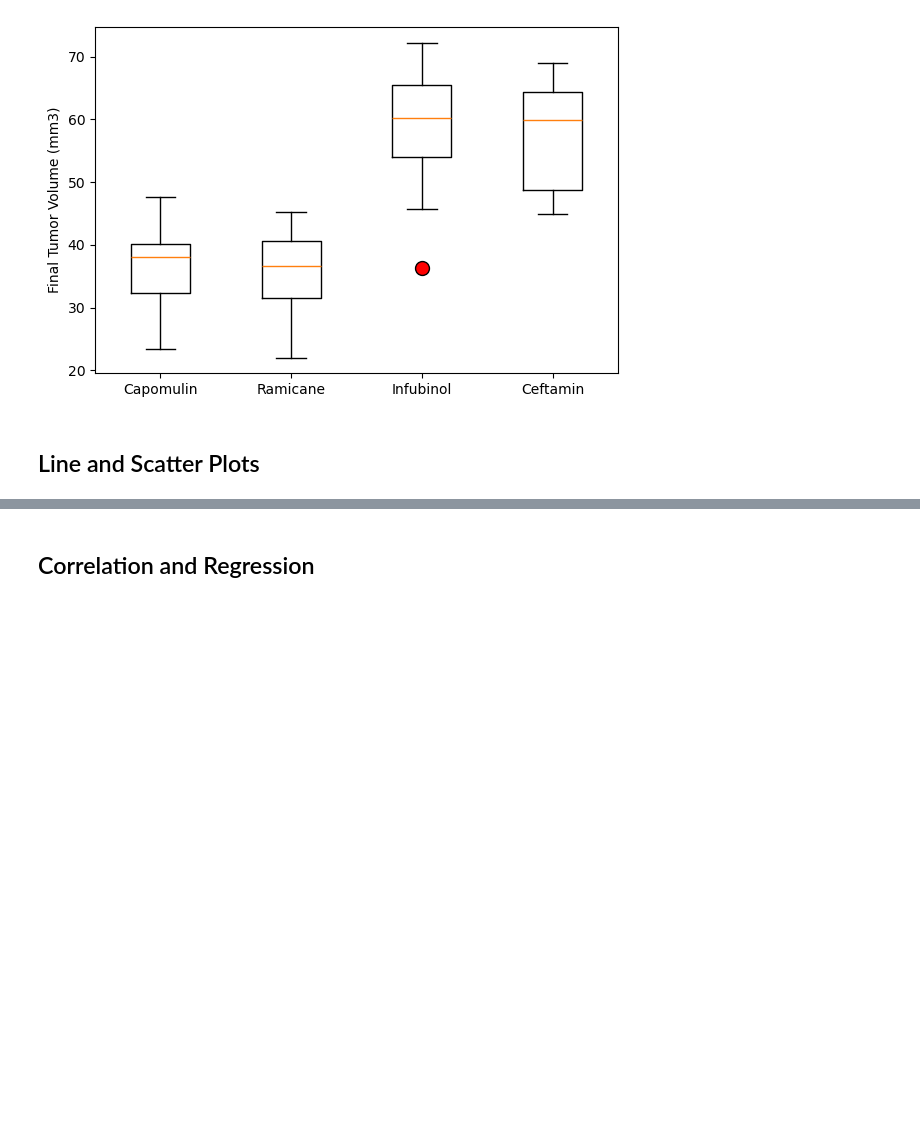
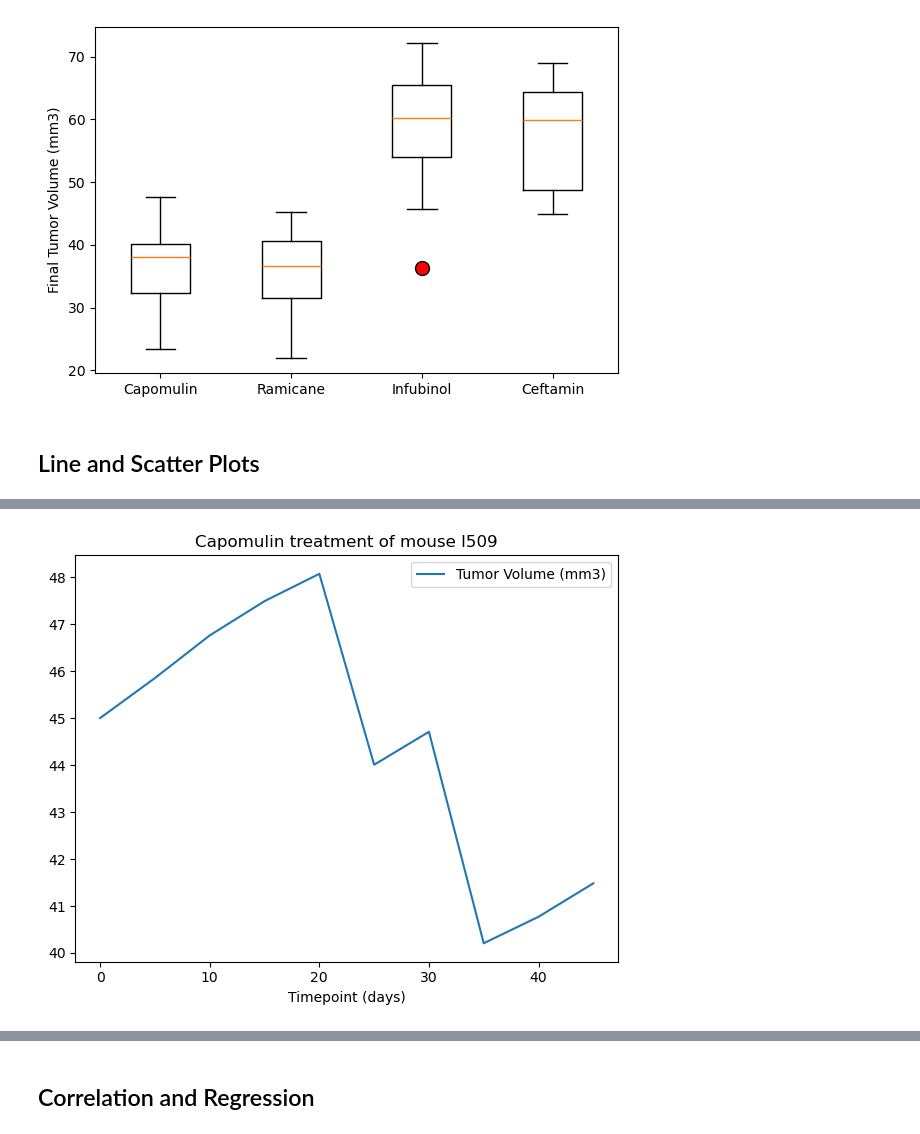
Before and after one commit to moonsunkey/Pharmas_project, a Jupyter notebook: pymaceuticals.ipynb, the cells around one changed output, grey strips where cells are left out. Drawn from its saved outputs; the diff is of its cells as text; code cells hidden in the pictures; blank space fills up the shorter version.

Commit message:
Finished the charts except for recalculating the correlation coefficient.

```diff
--- a/pymaceuticals.ipynb
+++ b/pymaceuticals.ipynb
@@ -317,0 +306,25 @@ plt.show()
+# %%
+# Generate a line plot of tumor volume vs. time point for a single mouse treated with Capomulin
+Capomulin_df = clean.loc[clean['Drug Regimen'] == 'Capomulin']
+Mouse_l509_df = Capomulin_df.loc[Capomulin_df['Mouse ID'] == 'l509']
+# Filter the DataFrame down only to the above required columns to chart
+tv_and_tp = Mouse_l509_df[["Tumor Volume (mm3)","Timepoint"]]
+
+# Set the index to be "Timepoint" so they will be used as labels
+tv_and_tp = tv_and_tp.set_index("Timepoint")
+
+tv_and_tp.head()
+# Use DataFrame.plot() in order to create a bar chart of the data
+
+tv_and_tp.plot(kind='line', figsize=(6, 5), xlabel='Timepoint (days)',ylabel='Tumor Volume (mm3)', title= 'Capomulin treatment of mouse l509')
+
+# Or
+#tv_and_tp.plot(kind="line", figsize=(6,5))
+# Set a title for the chart
+#plt.title("Capomulin treatment of mouse l509")
+#plt.ylabel("Tumor Volume (mm3)")
+#plt.xlabel("Timepoint (days)")
+plt.tight_layout()
+plt.show()
+# %% [output]
+[figure, added]
```
Also changed, not shown: parts of 7 cells of this notebook.
